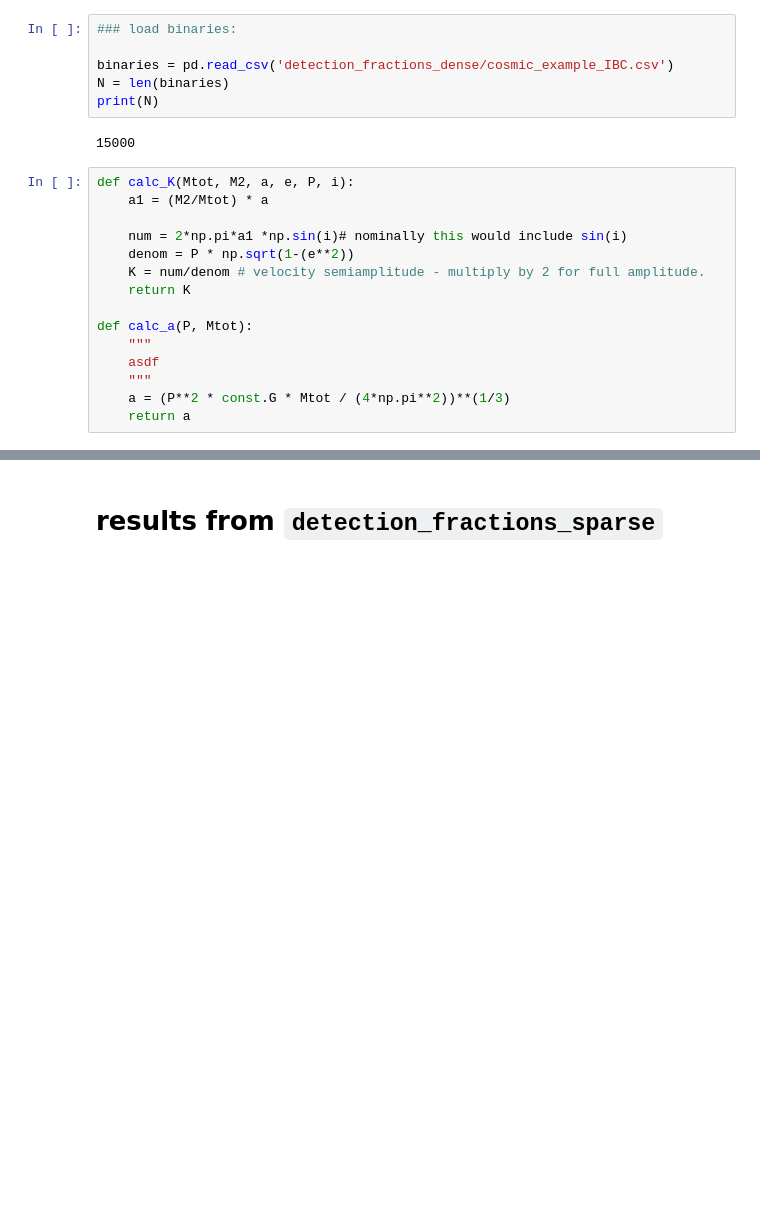
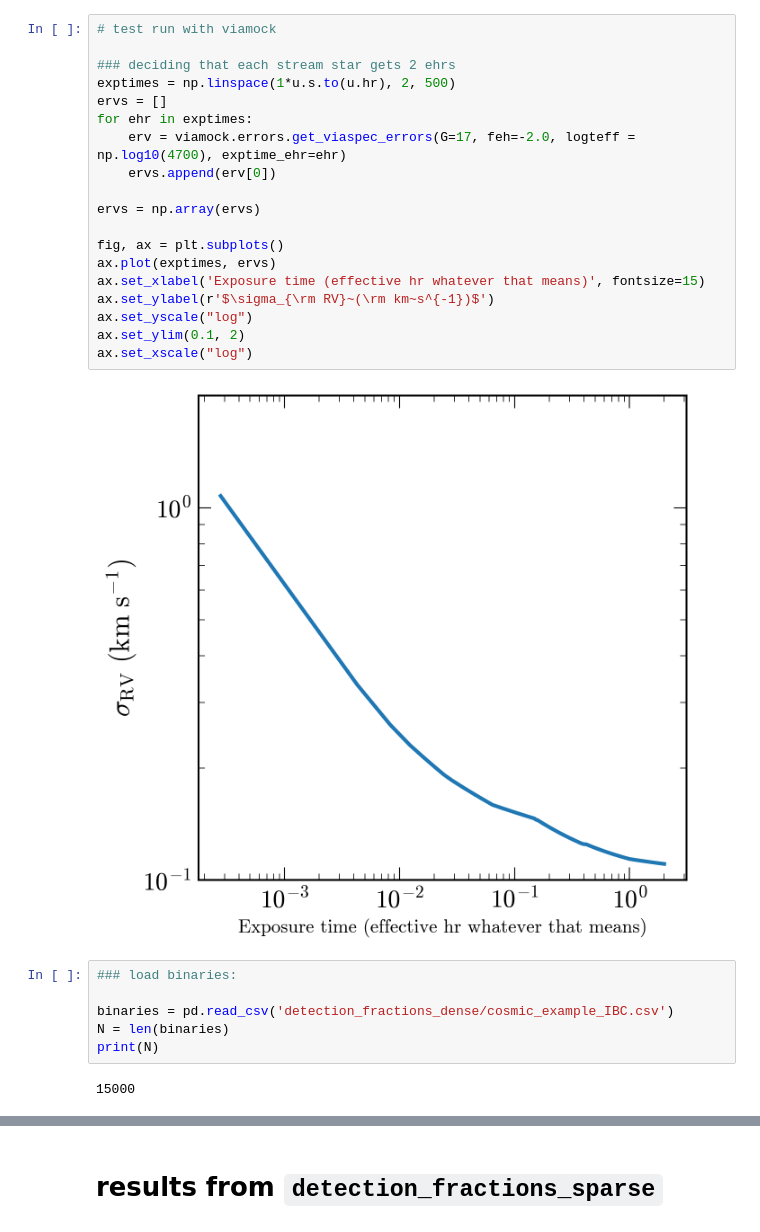
Before and after one commit to anya-m-phillips/via_binaries, a Jupyter notebook: test.ipynb, the cells around one changed output, grey strips where cells are left out. Saved outputs shown, nothing was run; the diff lists cells and outputs as text; blank space fills up the shorter version.

```diff
--- a/test.ipynb
+++ b/test.ipynb
@@ -50,3 +62,24 @@ or from the matplotlib source distribution
+# %%
+# test run with viamock
+
+### deciding that each stream star gets 2 ehrs
+exptimes = np.linspace(1*u.s.to(u.hr), 2, 500)
+ervs = []
+for ehr in exptimes:
+    erv = viamock.errors.get_viaspec_errors(G=17, feh=-2.0, logteff = np.log10(4700), exptime_ehr=ehr)
+    ervs.append(erv[0])
+
+ervs = np.array(ervs)
+
+fig, ax = plt.subplots()
+ax.plot(exptimes, ervs)
+ax.set_xlabel('Exposure time (effective hr whatever that means)', fontsize=15)
+ax.set_ylabel(r'$\sigma_{\rm RV}~(\rm km~s^{-1})$')
+ax.set_yscale("log")
+ax.set_ylim(0.1, 2)
+ax.set_xscale("log")
+# %% [output]
+[figure, added]
 # %%
 ### load binaries:
 
@@ -55,21 +88,6 @@ N = len(binaries)
 print(N)
 # %% [output]
 15000
-# %%
-def calc_K(Mtot, M2, a, e, P, i):
-    a1 = (M2/Mtot) * a
-
-    num = 2*np.pi*a1 *np.sin(i)# nominally this would include sin(i)
-    denom = P * np.sqrt(1-(e**2))
-    K = num/denom # velocity semiamplitude - multiply by 2 for full amplitude.
-    return K
-
-def calc_a(P, Mtot):
-    """
-    asdf
-    """
-    a = (P**2 * const.G * Mtot / (4*np.pi**2))**(1/3)
-    return a
 # %%
 # do nominal mock observations
 ### stack orbital params. want v0 (km/s), K (km/s), w, phi0, e, P (day)
```
Also changed, not shown: parts of 10 cells of this notebook, 5 other files.
